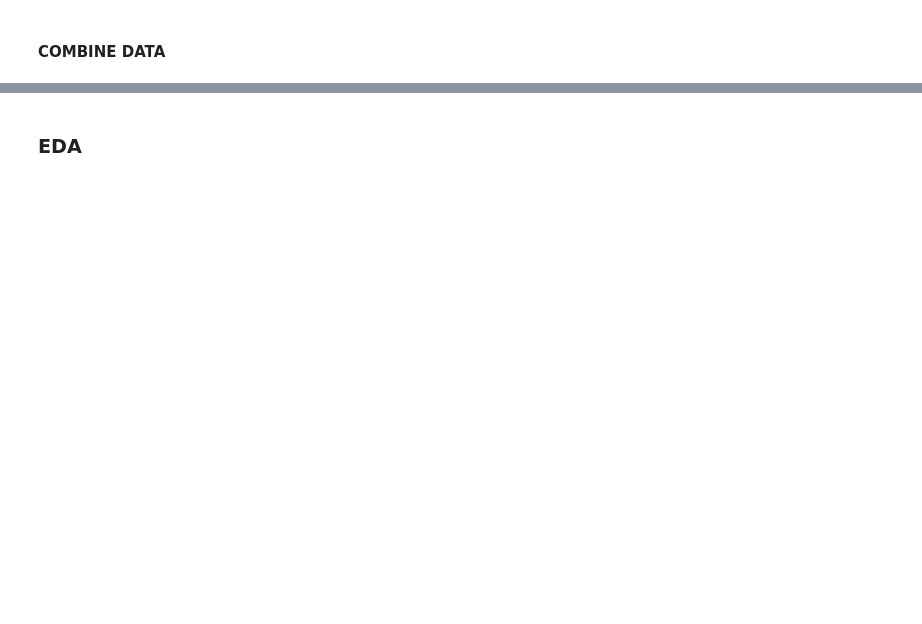
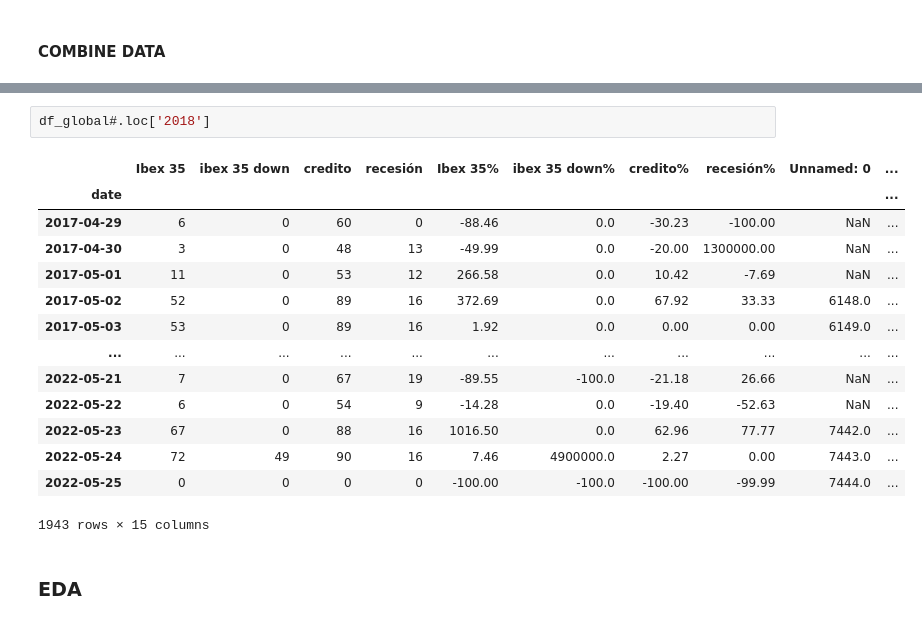
Before and after one commit to puchee99/CaixaBank_DS, a Jupyter notebook: main.ipynb, the cells around one changed output, grey strips where cells are left out. Drawn from its saved outputs; the diff is of its cells as text; blank space fills up the shorter version.

```diff
--- a/main.ipynb
+++ b/main.ipynb
@@ -27,2 +95,19 @@ jola
+# %%
+df_global#.loc['2018']
+# %% [output]
+|  | Ibex 35 | ibex 35 down | credito | recesión | Ibex 35% | ibex 35 down% | credito% | recesión% | Unnamed: 0 | ... |
+| date |  |  |  |  |  |  |  |  |  | ... |
+| 2017-04-29 | 6 | 0 | 60 | 0 | -88.46 | 0.0 | -30.23 | -100.00 | NaN | ... |
+| 2017-04-30 | 3 | 0 | 48 | 13 | -49.99 | 0.0 | -20.00 | 1300000.00 | NaN | ... |
+| 2017-05-01 | 11 | 0 | 53 | 12 | 266.58 | 0.0 | 10.42 | -7.69 | NaN | ... |
+| 2017-05-02 | 52 | 0 | 89 | 16 | 372.69 | 0.0 | 67.92 | 33.33 | 6148.0 | ... |
+| 2017-05-03 | 53 | 0 | 89 | 16 | 1.92 | 0.0 | 0.00 | 0.00 | 6149.0 | ... |
+| ... | ... | ... | ... | ... | ... | ... | ... | ... | ... | ... |
+| 2022-05-21 | 7 | 0 | 67 | 19 | -89.55 | -100.0 | -21.18 | 26.66 | NaN | ... |
+| 2022-05-22 | 6 | 0 | 54 | 9 | -14.28 | 0.0 | -19.40 | -52.63 | NaN | ... |
+| 2022-05-23 | 67 | 0 | 88 | 16 | 1016.50 | 0.0 | 62.96 | 77.77 | 7442.0 | ... |
+| 2022-05-24 | 72 | 49 | 90 | 16 | 7.46 | 4900000.0 | 2.27 | 0.00 | 7443.0 | ... |
+| 2022-05-25 | 0 | 0 | 0 | 0 | -100.00 | -100.0 | -100.00 | -99.99 | 7444.0 | ... |
+1943 rows × 15 columns
 # %% [markdown]
 ### EDA
```
Also changed, not shown: parts of 37 cells of this notebook, 1 other file.
